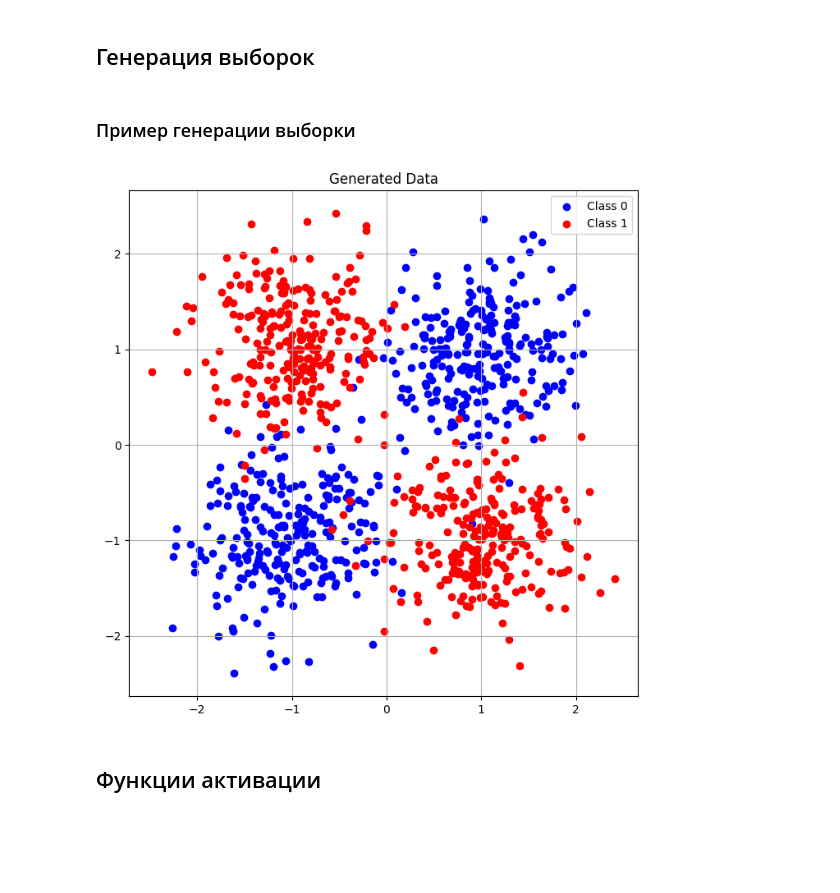
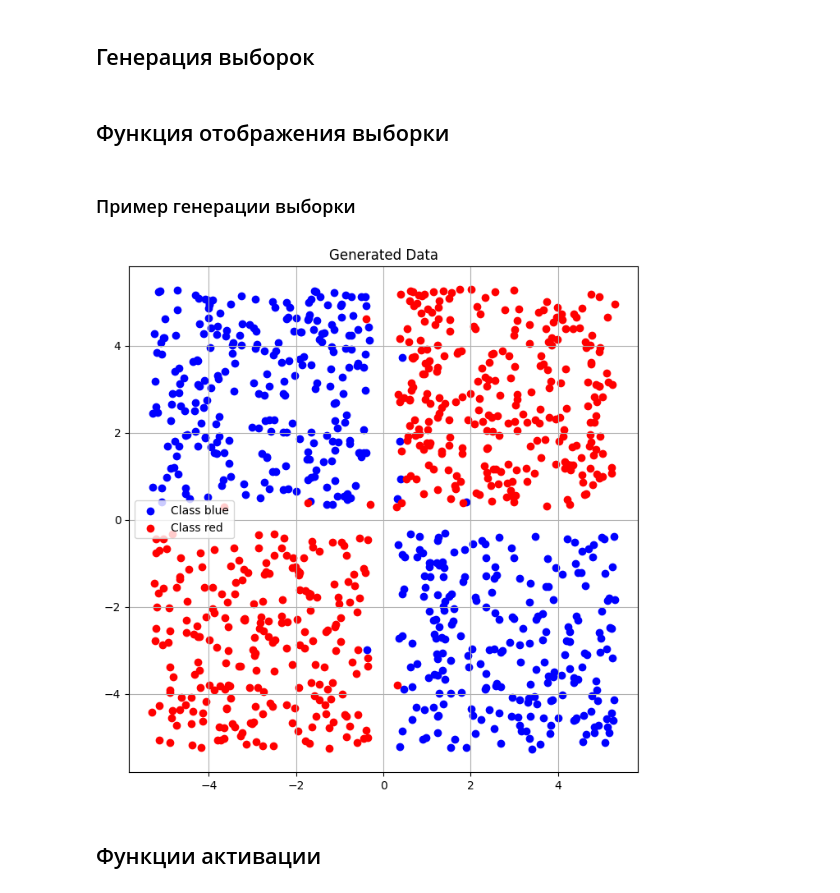
Before and after one commit to skpntsv/NSULabs, a Jupyter notebook: 3 course/deep-machine-learning/lab2.ipynb, the cells around one changed output. Saved outputs shown, nothing was run; the diff lists cells and outputs as text; code cells hidden in the pictures; blank space fills up the shorter version.

```diff
--- a/3 course/deep-machine-learning/lab2.ipynb
+++ b/3 course/deep-machine-learning/lab2.ipynb
@@ -61,3 +71,25 @@ def exclusive_or(n_points=200, noise=0.1):
+# %%
+def xor(n=200, noise=0.1):
+    def get_xor_label(p):
+        return 1 if p[0] * p[1] >= 0 else 0
+
+    x1 = []
+    x2 = []
+    for _ in range(n):
+        x = np.random.uniform(-5, 5)
+        padding = 0.3
+        x += padding if x > 0 else -padding
+        y = np.random.uniform(-5, 5)
+        y += padding if y > 0 else -padding
+        noise_x = np.random.uniform(-5, 5) * noise
+        noise_y = np.random.uniform(-5, 5) * noise
+        label = get_xor_label([x + noise_x, y + noise_y])
+        x1.append([x, y]) if label == 0 else x2.append([x,y])
+
+    x1 = np.array(x1)
+    x2 = np.array(x2)
+
+    return x1, x2
 # %%
 def gaussian(n_points=200, noise=0.1):
     center1 = np.array([1, 1])
@@ -82,23 +114,22 @@ def spiral(n_points=100, noise=0.2):
+# %% [markdown]
+## Функция отображения выборки
+# %%
+def print_dataset(x1,x2):
+  plt.figure(figsize=(8, 8))
+  plt.scatter(x1[:, 0], x1[:, 1], c='b', label='Class blue')
+  plt.scatter(x2[:, 0], x2[:, 1], c='r', label='Class red')
+  plt.title('Generated Data')
+  plt.legend()
+  plt.grid(True)
+  plt.show()
 # %% [markdown]
 ### Пример генерации выборки
-# %%
-# Генерируем данные
-X, y = exclusive_or(1000,0.5)
-
-# Разделяем данные по классам
-class_0 = X[y == 0]
-class_1 = X[y == 1]
-
-# Рисуем график
-plt.figure(figsize=(8, 8))
-plt.scatter(class_0[:, 0], class_0[:, 1], c='b', label='Class 0')
-plt.scatter(class_1[:, 0], class_1[:, 1], c='r', label='Class 1')
-plt.title('Generated Data')
-plt.legend()
-plt.grid(True)
-plt.show()
-# %% [output]
-[figure, removed]
+# %%
+x1, x2 = xor(1000, 0.1)
+
+print_dataset(x1,x2)
+# %% [output]
+[figure, added]
 # %% [markdown]
 ## Функции активации
 # %% [markdown]
```
Also changed, not shown: parts of 31 cells of this notebook.
